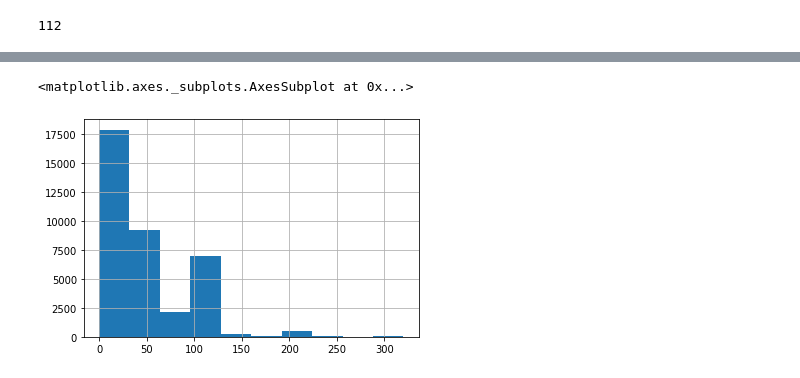
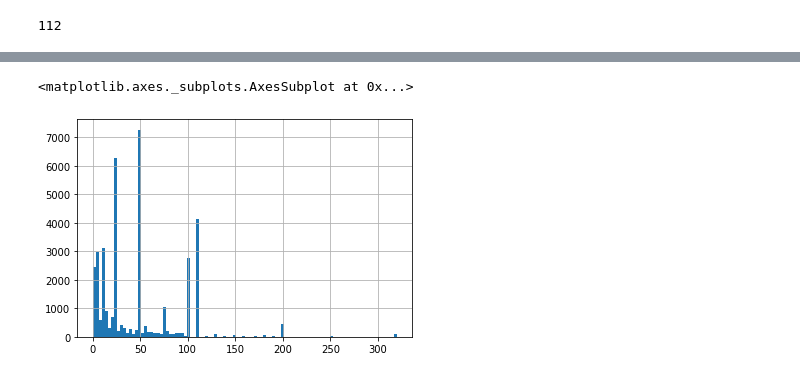
Before and after one commit to PhilippeFerreiraDeSousa/MixedSeqGAN, a Jupyter notebook: Analysis of results.ipynb, the cells around one changed output, grey strips where cells are left out. Cells and saved outputs as stored; diff of their text form; code cells hidden in the pictures.

```diff
--- a/Analysis of results.ipynb
+++ b/Analysis of results.ipynb
@@ -176,5 +212,5 @@ generated_data["ROUNDED_NOTIONAL_AMOUNT"].hist()
 # %%
-real_data["ROUNDED_NOTIONAL_AMOUNT"].hist()
+real_data["ROUNDED_NOTIONAL_AMOUNT"].hist(bins=100)
 # %% [output]
 <matplotlib.axes._subplots.AxesSubplot at 0x...>
-[figure, old version]
+[figure, new version]
```
Also changed, not shown: parts of 16 cells of this notebook, 1 other file.
